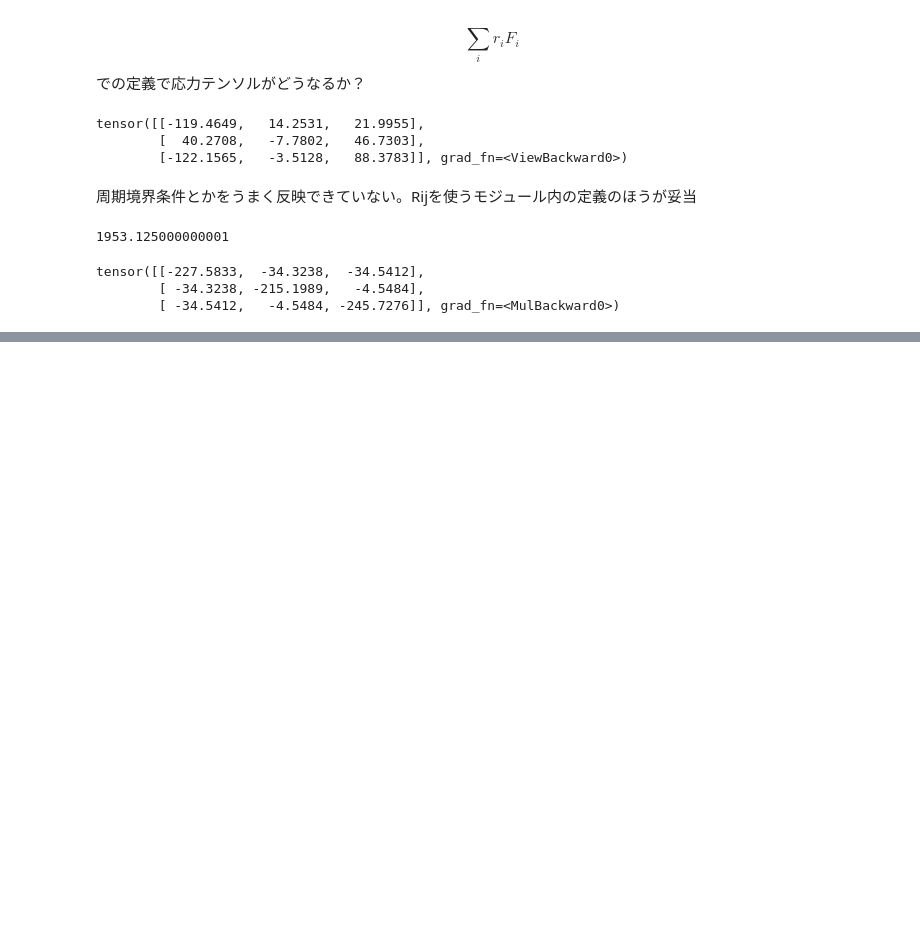
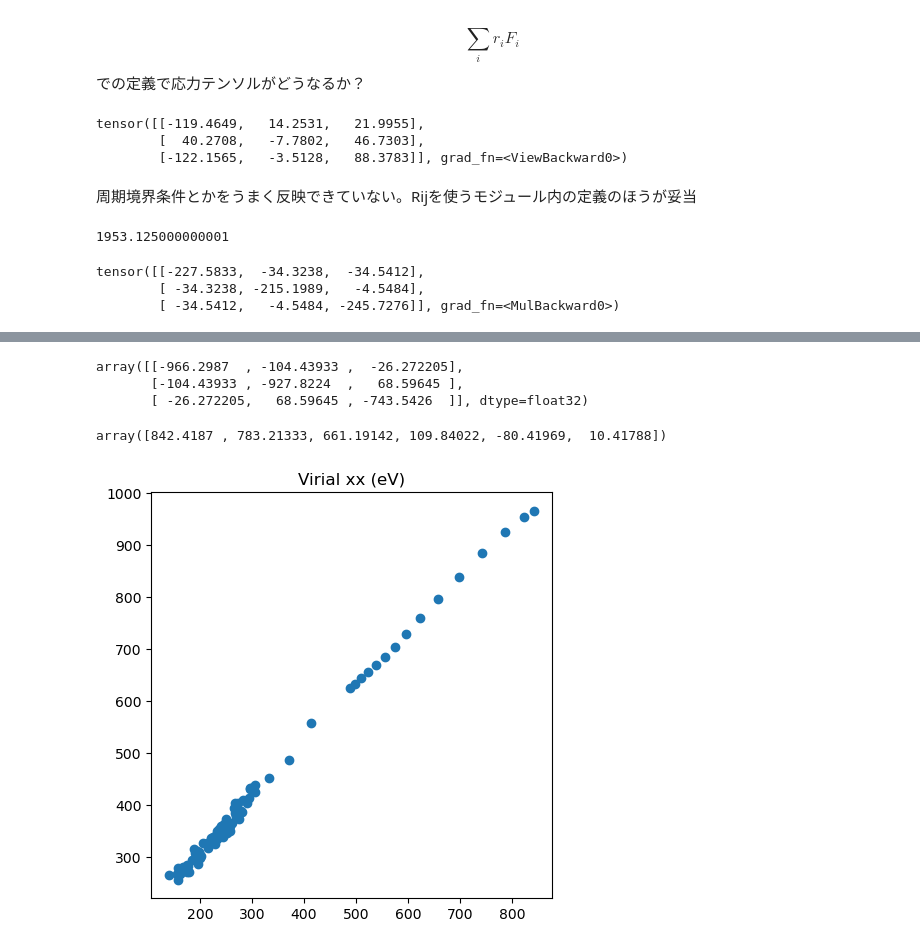
Before and after one commit to eminamitani/simplegnn_version2, a Jupyter notebook: schnet_test/pressure_test/test.ipynb, the cells around one changed output, grey strips where cells are left out. Drawn from its saved outputs; the diff is of its cells as text; code cells hidden in the pictures; blank space fills up the shorter version.

Commit message:
checking pressure prediction

```diff
--- a/schnet_test/pressure_test/test.ipynb
+++ b/schnet_test/pressure_test/test.ipynb
@@ -420,0 +423,21 @@ tensor([[-227.5833,  -34.3238,  -34.5412],
+# %%
+from ase.io import iread
+dataset=iread('dataset_with_stress_and_energy.xyz', format='extxyz')
+# %%
+energy_prediction=[]
+force_prediction=[]
+sigma_prediction=[]
+energy_true=[]
+force_true=[]
+sigma_true=[]
+for i, sample in enumerate(dataset):
+    print(sample.info['source_dir'])
+    volume=sample.get_volume()
+    energy_true.append(sample.get_potential_energy())
+    #force_true.append(sample.get_forces())
+    sigma_true.append(sample.info['virial_eV_s6'])
+    data=converter(sample, cutoff)
+    energy, forces, sigma=model(data.x, data.edge_index, data.edge_weight)
+    energy_prediction.append(energy.item())
+    force_prediction.append(forces.detach().numpy())
+    sigma_prediction.append((sigma).detach().numpy())
@@ -420,0 +462,27 @@ tensor([[-227.5833,  -34.3238,  -34.5412],
+# %%
+sigma_prediction[0]
+# %% [output]
+array([[-966.2987  , -104.43933 ,  -26.272205],
+       [-104.43933 , -927.8224  ,   68.59645 ],
+       [ -26.272205,   68.59645 , -743.5426  ]], dtype=float32)
+# %%
+sigma_true[0]
+# %% [output]
+array([842.4187 , 783.21333, 661.19142, 109.84022, -80.41969,  10.41788])
+# %%
+sigma_prediction=np.array(sigma_prediction)
+sigma_true=np.array(sigma_true)
+# %%
+sigma_xx_pred=sigma_prediction[:,0,0]
+sigma_xx_true=sigma_true[:,0]
+
+import matplotlib.pyplot as plt
+
+#VASP definition : pressure to cell, oppisite sign from stress tensor
+plt.gca().set_aspect('equal', adjustable='box')
+plt.scatter(sigma_xx_true, -sigma_xx_pred)
+plt.title('Virial xx (eV)')
+plt.tight_layout()
+plt.savefig('virial_xx.png', dpi=300)
+# %% [output]
+[figure, added]
```
Also changed, not shown: parts of 9 cells of this notebook.
